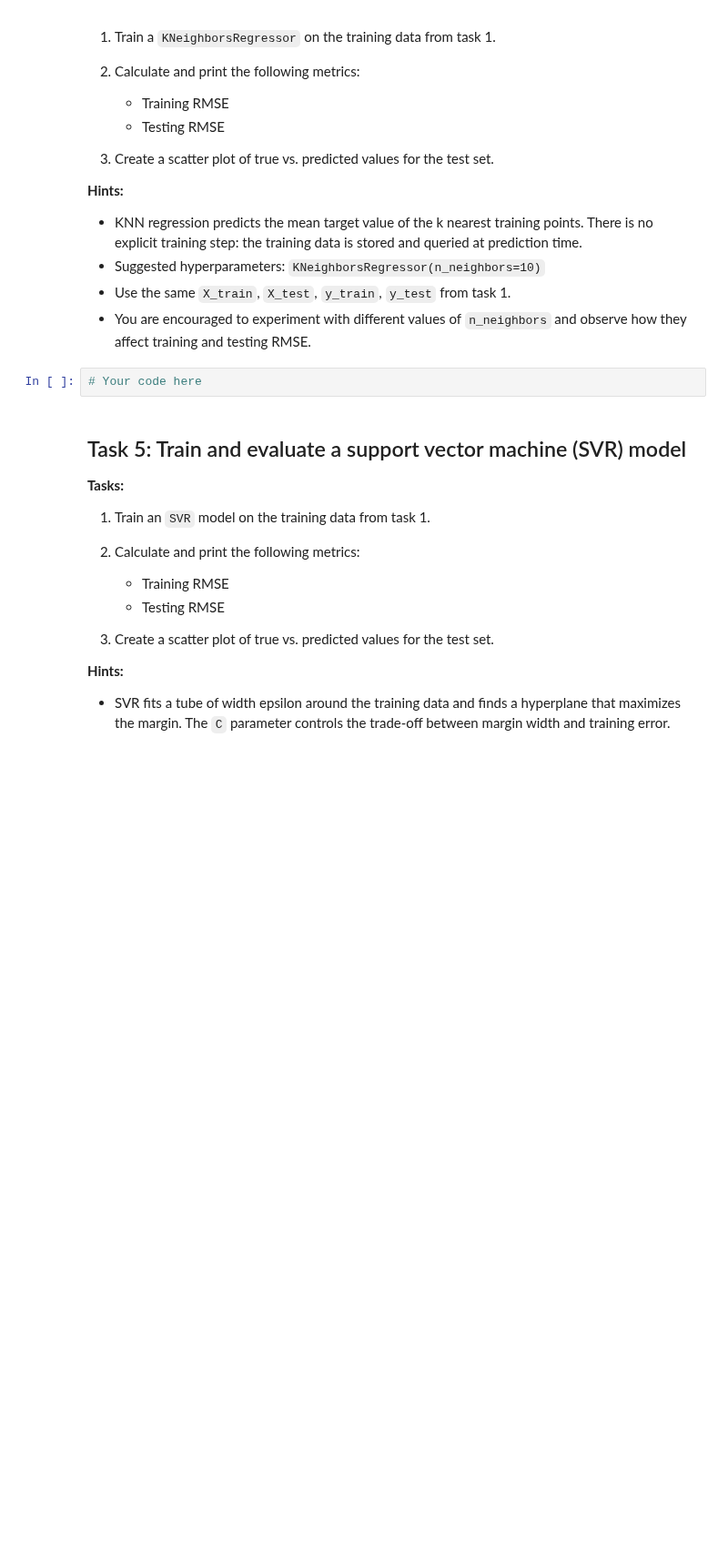
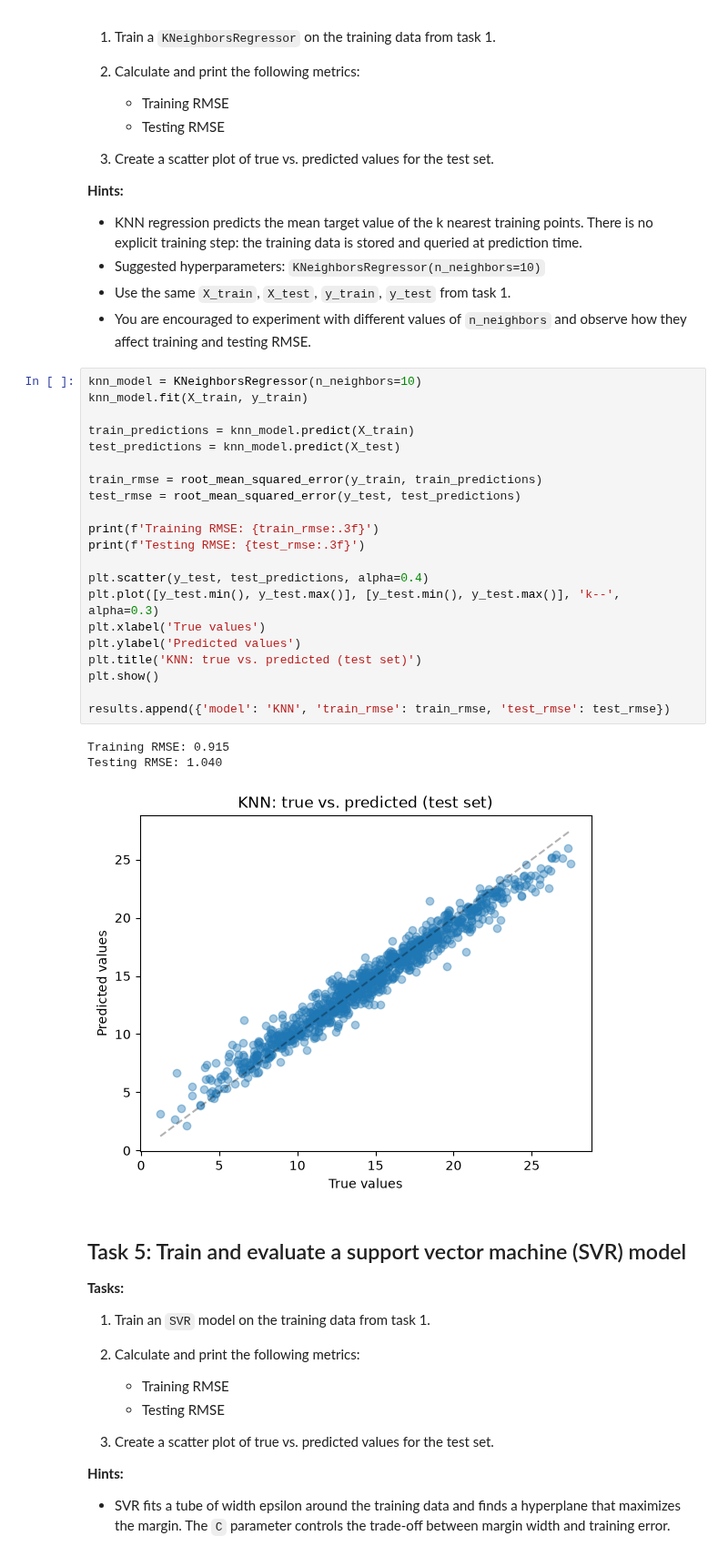
Before and after one commit to Alessandrarye/utd-aiml-coursework, a Jupyter notebook: notebooks/unit-3/lesson-19/lesson-19-activity.ipynb, the cells around one changed output. Shown at 91% size. Saved outputs shown, nothing was run; the diff lists cells and outputs as text; blank space fills up the shorter version.

```diff
--- a/notebooks/unit-3/lesson-19/lesson-19-activity.ipynb
+++ b/notebooks/unit-3/lesson-19/lesson-19-activity.ipynb
@@ -174,7 +253,30 @@ df.head()
 - Use the same `X_train`, `X_test`, `y_train`, `y_test` from task 1.
 - You are encouraged to experiment with different values of `n_neighbors` and observe how they affect training and testing RMSE.
 # %%
-# Your code here
+knn_model = KNeighborsRegressor(n_neighbors=10)
+knn_model.fit(X_train, y_train)
+
+train_predictions = knn_model.predict(X_train)
+test_predictions = knn_model.predict(X_test)
+
+train_rmse = root_mean_squared_error(y_train, train_predictions)
+test_rmse = root_mean_squared_error(y_test, test_predictions)
+
+print(f'Training RMSE: {train_rmse:.3f}')
+print(f'Testing RMSE: {test_rmse:.3f}')
+
+plt.scatter(y_test, test_predictions, alpha=0.4)
+plt.plot([y_test.min(), y_test.max()], [y_test.min(), y_test.max()], 'k--', alpha=0.3)
+plt.xlabel('True values')
+plt.ylabel('Predicted values')
+plt.title('KNN: true vs. predicted (test set)')
+plt.show()
+
+results.append({'model': 'KNN', 'train_rmse': train_rmse, 'test_rmse': test_rmse})
+# %% [output]
+Training RMSE: 0.915
+Testing RMSE: 1.040
+[figure, added]
 # %% [markdown]
 ## Task 5: Train and evaluate a support vector machine (SVR) model
 
```
Also changed, not shown: parts of 12 cells of this notebook.
